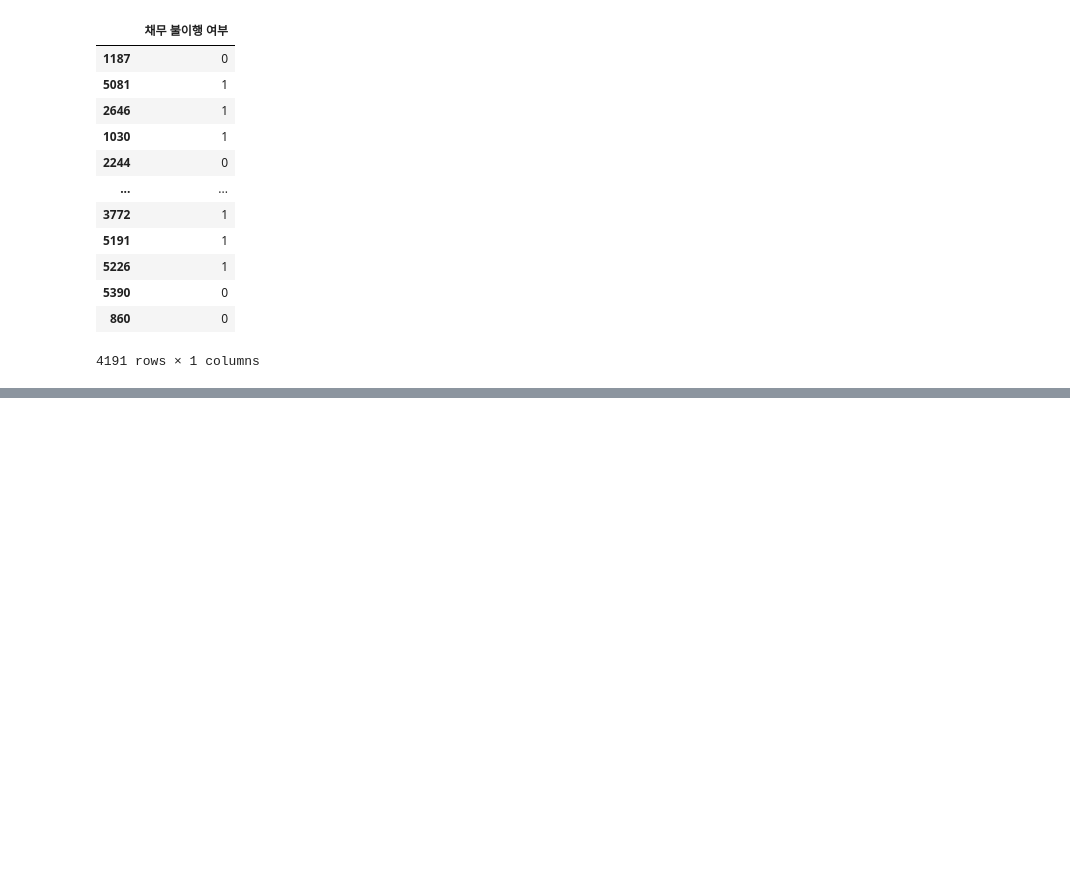
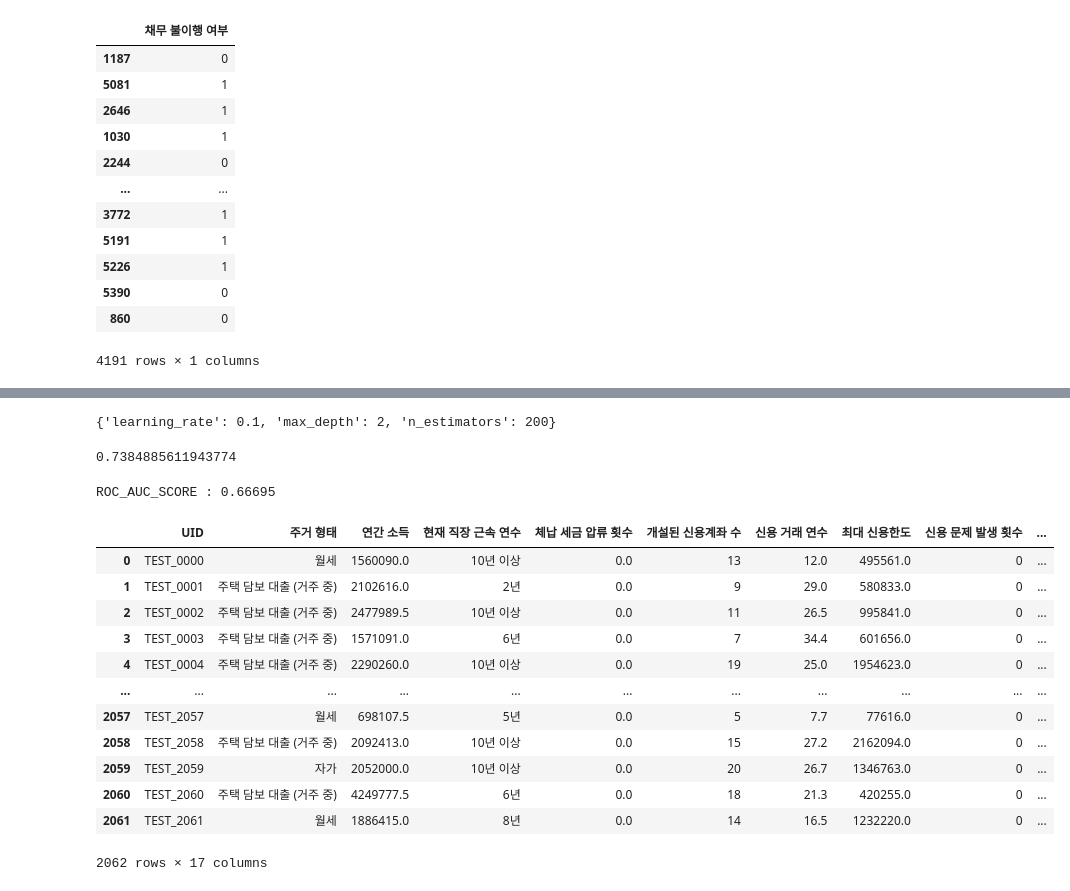
Before and after one commit to jayiuk/default-pred, a Jupyter notebook: modeling1.ipynb, the cells around one changed output, grey strips where cells are left out. Cells and saved outputs as stored; diff of their text form; code cells hidden in the pictures; blank space fills up the shorter version.

```diff
--- a/modeling1.ipynb
+++ b/modeling1.ipynb
@@ -98,0 +129,8 @@ KeyboardInterrupt:
+# %%
+xgb_grid.best_params_
+# %% [output]
+{'learning_rate': 0.1, 'max_depth': 2, 'n_estimators': 200}
+# %%
+xgb_grid.best_score_
+# %% [output]
+0.7384885611943774
@@ -98,0 +141,22 @@ KeyboardInterrupt:
+# %%
+from sklearn.metrics import roc_auc_score
+print('ROC_AUC_SCORE : {0:.5f}'.format(roc_auc_score(test_y, pred)))
+# %% [output]
+ROC_AUC_SCORE : 0.66695
+# %%
+test_df = pd.read_csv('./test.csv')
+test_df
+# %% [output]
+|  | UID | 주거 형태 | 연간 소득 | 현재 직장 근속 연수 | 체납 세금 압류 횟수 | 개설된 신용계좌 수 | 신용 거래 연수 | 최대 신용한도 | 신용 문제 발생 횟수 | ... |
+| 0 | TEST_0000 | 월세 | 1560090.0 | 10년 이상 | 0.0 | 13 | 12.0 | 495561.0 | 0 | ... |
+| 1 | TEST_0001 | 주택 담보 대출 (거주 중) | 2102616.0 | 2년 | 0.0 | 9 | 29.0 | 580833.0 | 0 | ... |
+| 2 | TEST_0002 | 주택 담보 대출 (거주 중) | 2477989.5 | 10년 이상 | 0.0 | 11 | 26.5 | 995841.0 | 0 | ... |
+| 3 | TEST_0003 | 주택 담보 대출 (거주 중) | 1571091.0 | 6년 | 0.0 | 7 | 34.4 | 601656.0 | 0 | ... |
+| 4 | TEST_0004 | 주택 담보 대출 (거주 중) | 2290260.0 | 10년 이상 | 0.0 | 19 | 25.0 | 1954623.0 | 0 | ... |
+| ... | ... | ... | ... | ... | ... | ... | ... | ... | ... | ... |
+| 2057 | TEST_2057 | 월세 | 698107.5 | 5년 | 0.0 | 5 | 7.7 | 77616.0 | 0 | ... |
+| 2058 | TEST_2058 | 주택 담보 대출 (거주 중) | 2092413.0 | 10년 이상 | 0.0 | 15 | 27.2 | 2162094.0 | 0 | ... |
+| 2059 | TEST_2059 | 자가 | 2052000.0 | 10년 이상 | 0.0 | 20 | 26.7 | 1346763.0 | 0 | ... |
+| 2060 | TEST_2060 | 주택 담보 대출 (거주 중) | 4249777.5 | 6년 | 0.0 | 18 | 21.3 | 420255.0 | 0 | ... |
+| 2061 | TEST_2061 | 월세 | 1886415.0 | 8년 | 0.0 | 14 | 16.5 | 1232220.0 | 0 | ... |
+2062 rows × 17 columns
```
Also changed, not shown: parts of 29 cells of this notebook.
